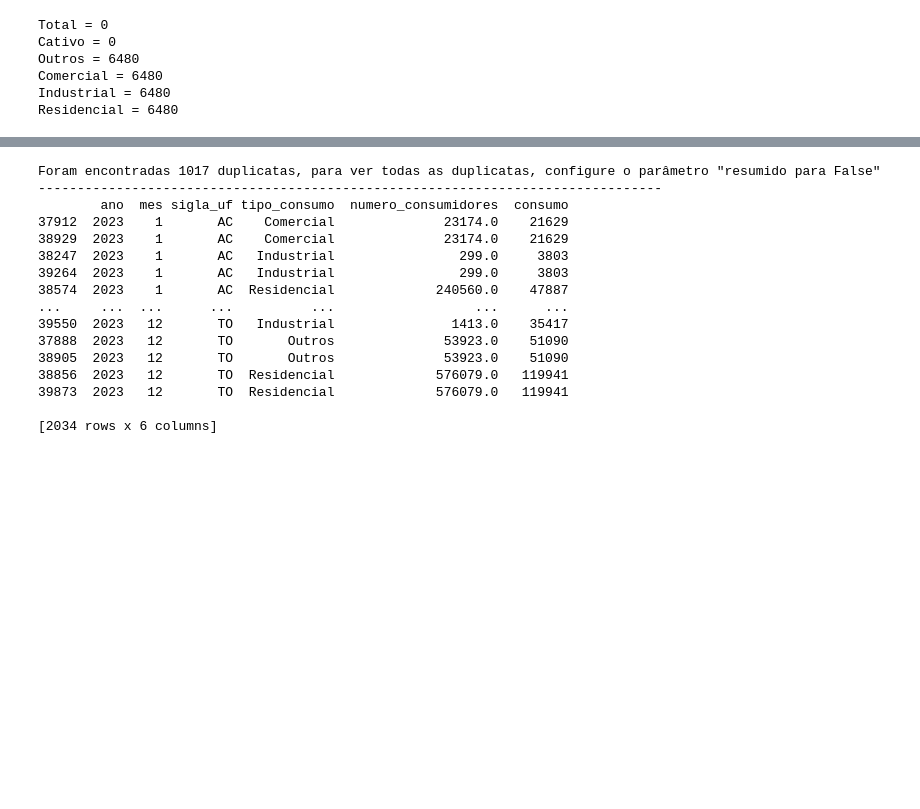
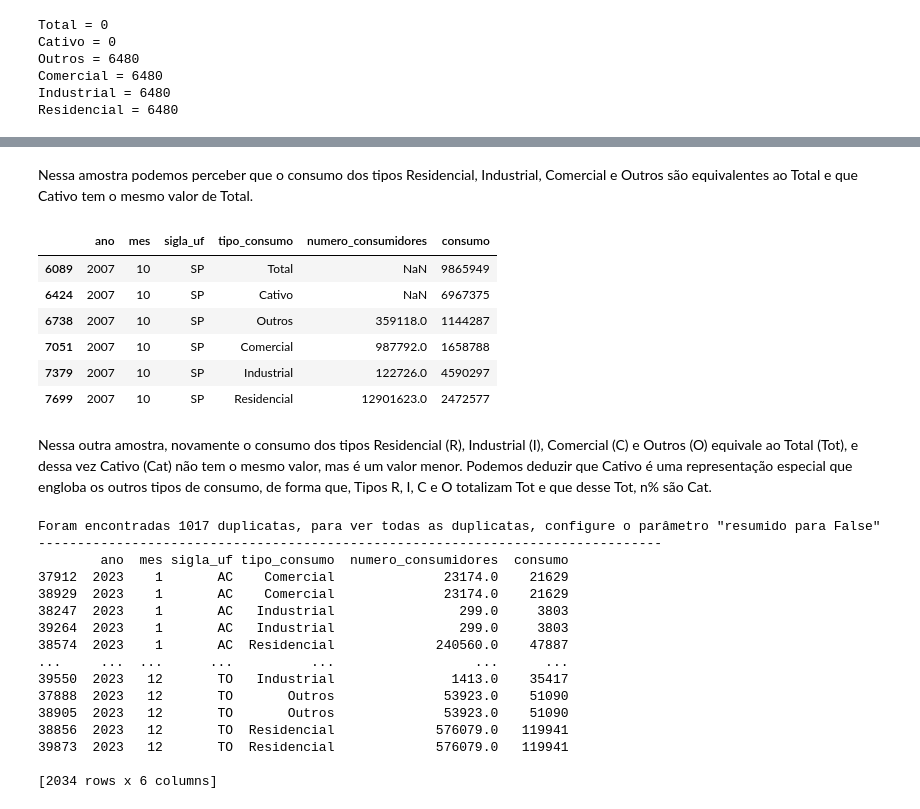
Before and after one commit to jorgelzsilva/projeto_consumo_energia, a Jupyter notebook: notebooks/desafio_final_jorge.ipynb, the cells around one changed output, grey strips where cells are left out. Cells and saved outputs as stored; diff of their text form; code cells hidden in the pictures; blank space fills up the shorter version.

```diff
--- a/notebooks/desafio_final_jorge.ipynb
+++ b/notebooks/desafio_final_jorge.ipynb
@@ -177,3 +182,18 @@ array(['Total', 'Cativo', 'Outros', 'Comercial', 'Industrial',
+# %% [markdown]
+Nessa amostra podemos perceber que o consumo dos tipos Residencial, Industrial, Comercial e Outros são equivalentes ao Total e que Cativo tem o mesmo valor de Total.
+# %%
+filtro_ano2 = (dataset_energia['ano'] == 2007) & (dataset_energia['sigla_uf'] == 'SP') & (dataset_energia['mes'] == 10)
+dataset_energia[filtro_ano2]
+# %% [output]
+|  | ano | mes | sigla_uf | tipo_consumo | numero_consumidores | consumo |
+| 6089 | 2007 | 10 | SP | Total | NaN | 9865949 |
+| 6424 | 2007 | 10 | SP | Cativo | NaN | 6967375 |
+| 6738 | 2007 | 10 | SP | Outros | 359118.0 | 1144287 |
+| 7051 | 2007 | 10 | SP | Comercial | 987792.0 | 1658788 |
+| 7379 | 2007 | 10 | SP | Industrial | 122726.0 | 4590297 |
+| 7699 | 2007 | 10 | SP | Residencial | 12901623.0 | 2472577 |
+# %% [markdown]
+Nessa outra amostra, novamente o consumo dos tipos Residencial (R), Industrial (I), Comercial (C) e Outros (O) equivale ao Total (Tot), e dessa vez Cativo (Cat) não tem o mesmo valor, mas é um valor menor. Podemos deduzir que Cativo é uma representação especial que engloba os outros tipos de consumo, de forma que, Tipos R, I, C e O totalizam Tot e que desse Tot, n% são Cat.
 # %%
 import pandas as pd
 
```
Also changed, not shown: parts of 4 cells of this notebook.
